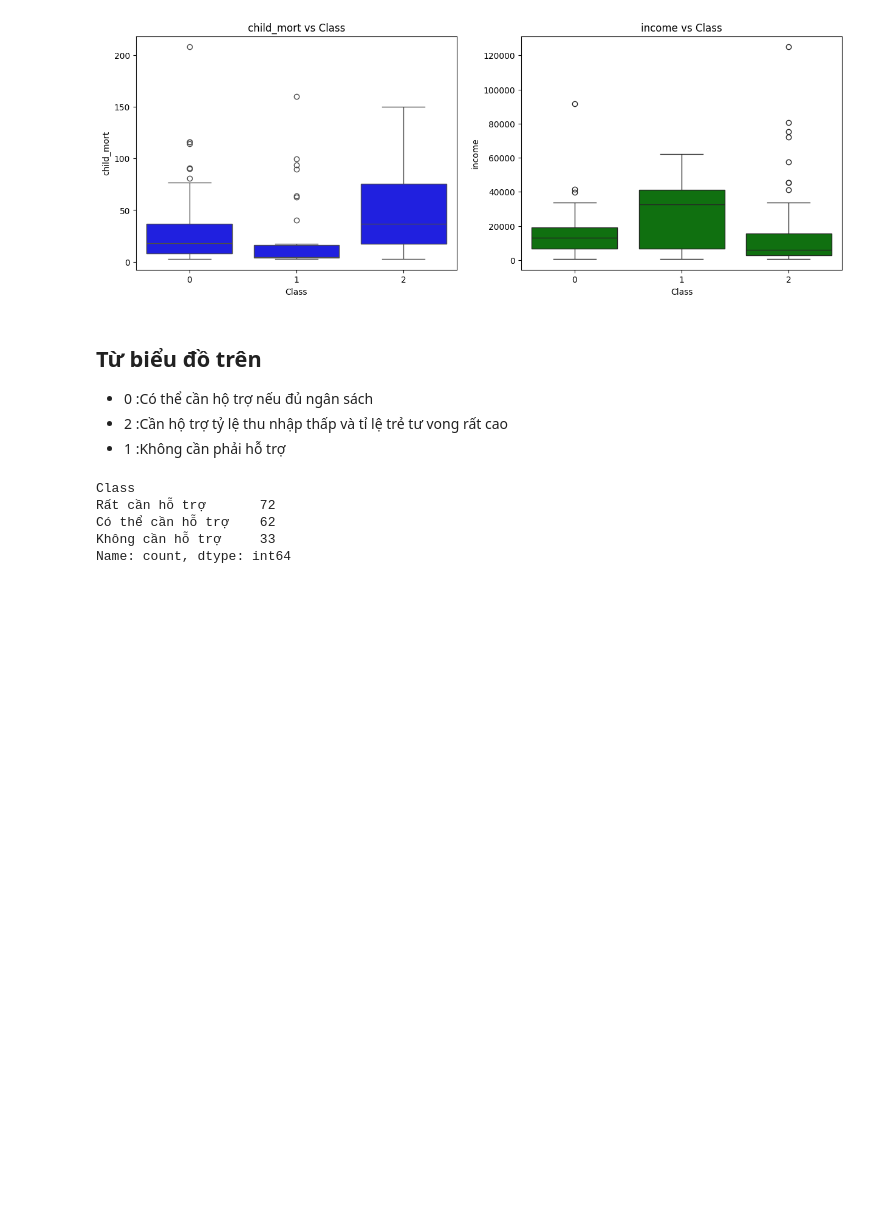
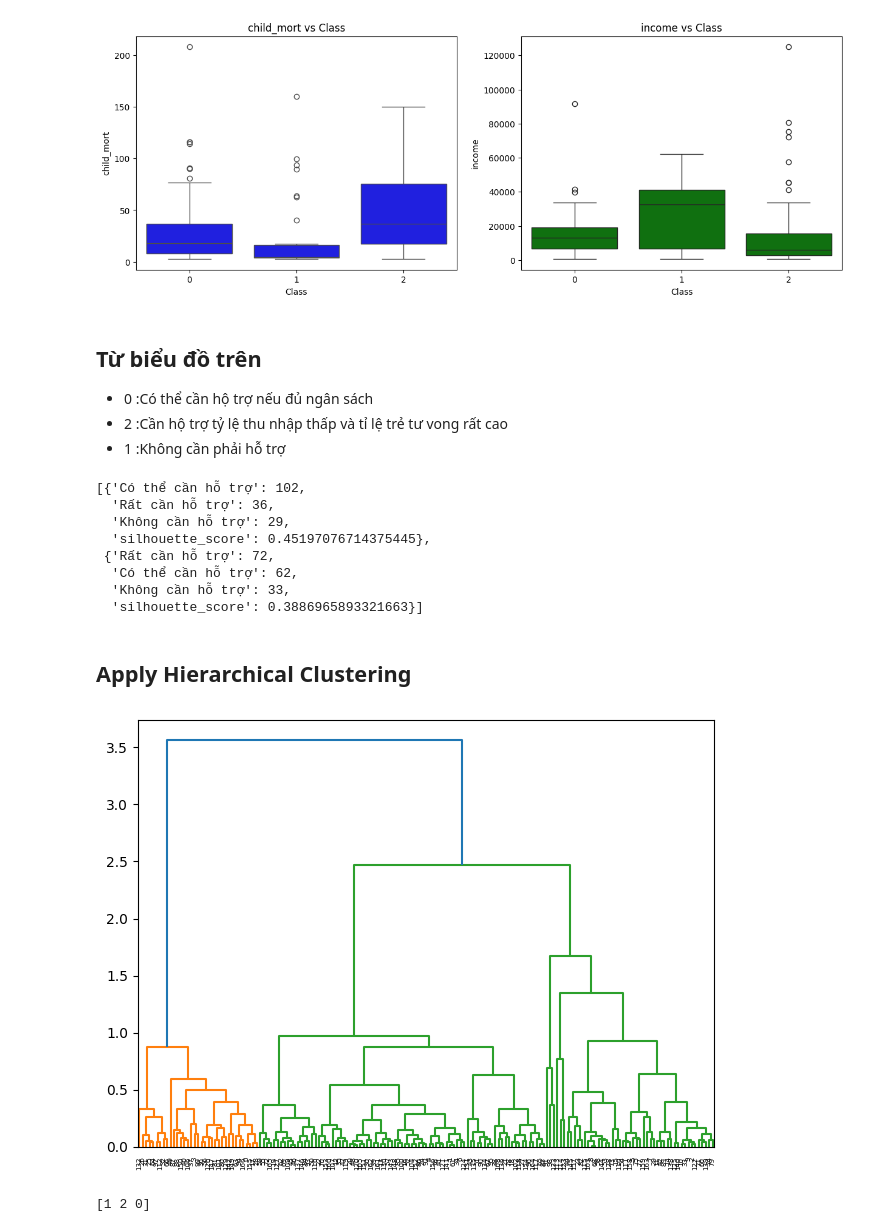
Before and after one commit to tuananhhhbuiiduyudu/Country_Clustering_Project_CNS, a Jupyter notebook: notebooks/EDA&Model.ipynb, the cells around one changed output. Cells and saved outputs as stored; diff of their text form; code cells hidden in the pictures; blank space fills up the shorter version.

```diff
--- a/notebooks/EDA&Model.ipynb
+++ b/notebooks/EDA&Model.ipynb
@@ -458,11 +471,19 @@ pca_df2['Class'].loc[pca_df2['Class'] == 0] = 'Có thể cần hỗ trợ'
 pca_df2['Class'].loc[pca_df2['Class'] ==1] = 'Không cần hỗ trợ'
 pca_df2['Class'].loc[pca_df2['Class'] ==2] = 'Rất cần hỗ trợ'
 # %%
-
-pca_df2['Class'].value_counts()
+score = silhouette_score(x2 , labels ,metric="euclidean")
+final = pca_df2['Class'].value_counts().to_dict()
+final["silhouette_score"] = score
+res.append(final)
+res
 # %% [output]
-Class
-Rất cần hỗ trợ       72
-Có thể cần hỗ trợ    62
-Không cần hỗ trợ     33
-Name: count, dtype: int64
+[{'Có thể cần hỗ trợ': 102,
+  'Rất cần hỗ trợ': 36,
+  'Không cần hỗ trợ': 29,
+  'silhouette_score': 0.45197076714375445},
+ {'Rất cần hỗ trợ': 72,
+  'Có thể cần hỗ trợ': 62,
+  'Không cần hỗ trợ': 33,
+  'silhouette_score': 0.3886965893321663}]
+# %% [markdown]
+## Apply Hierarchical Clustering
@@ -468,0 +492,21 @@ Name: count, dtype: int64
+# %%
+linkage_df = linkage(x1, method = 'ward', metric = 'euclidean')
+dendrogram(linkage_df)
+plt.tight_layout()
+plt.show()
+# %% [output]
+[figure, added]
+# %%
+from sklearn.cluster import AgglomerativeClustering
+
+hierarchical_cluster = AgglomerativeClustering(
+    n_clusters=3, linkage="ward", metric="euclidean"
+)
+labels = hierarchical_cluster.fit(x1)
+
+pred_agc = pd.Series(hierarchical_cluster.labels_)
+print(pred_agc.unique())
+df["Class"] = pred_agc
+df1["Class"] = pred_agc
+# %% [output]
+[1 2 0]
```
Also changed, not shown: parts of 23 cells of this notebook, 2 other files.
